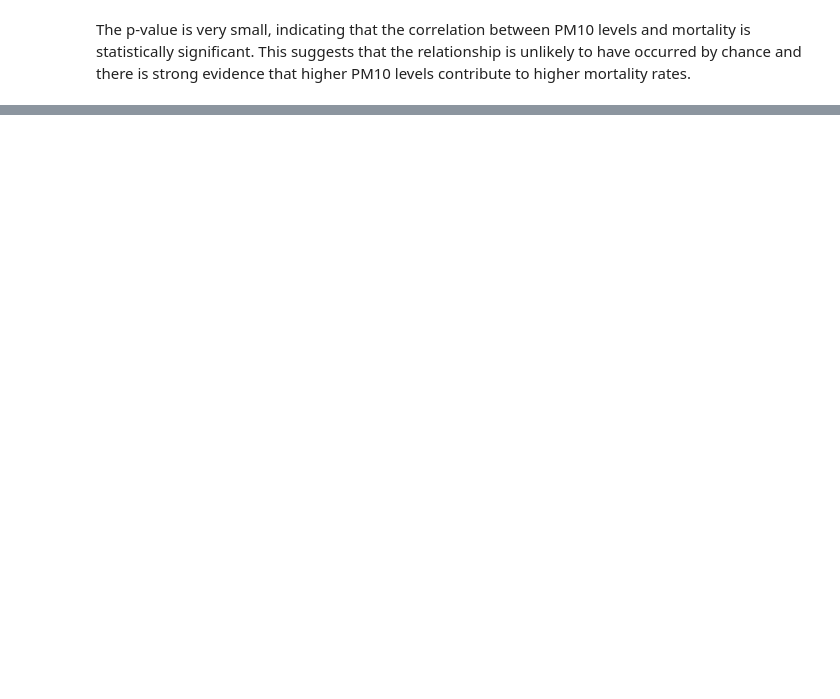
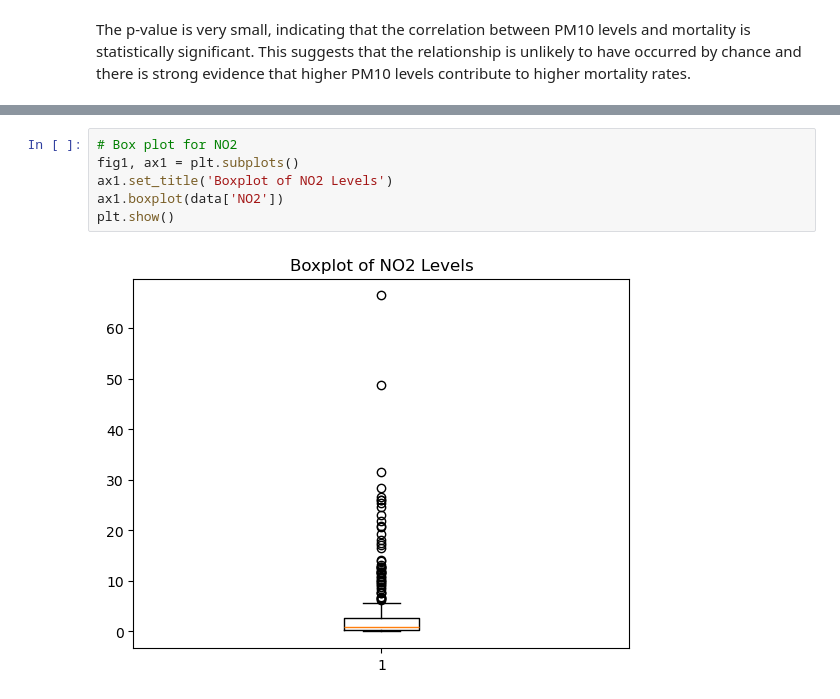
Before and after one commit to Golnaz8/airquality_vs_health, a Jupyter notebook: AirQuality_vs_Health/data_exploration.ipynb, the cells around one changed output, grey strips where cells are left out. Drawn from its saved outputs; the diff is of its cells as text; blank space fills up the shorter version.

```diff
--- a/AirQuality_vs_Health/data_exploration.ipynb
+++ b/AirQuality_vs_Health/data_exploration.ipynb
@@ -280,0 +303,8 @@ The p-value is very small, indicating that the correlation between PM10 levels a
+# %%
+# Box plot for NO2
+fig1, ax1 = plt.subplots()
+ax1.set_title('Boxplot of NO2 Levels')
+ax1.boxplot(data['NO2'])
+plt.show()
+# %% [output]
+[figure, added]
```
Also changed, not shown: parts of 41 cells of this notebook.
